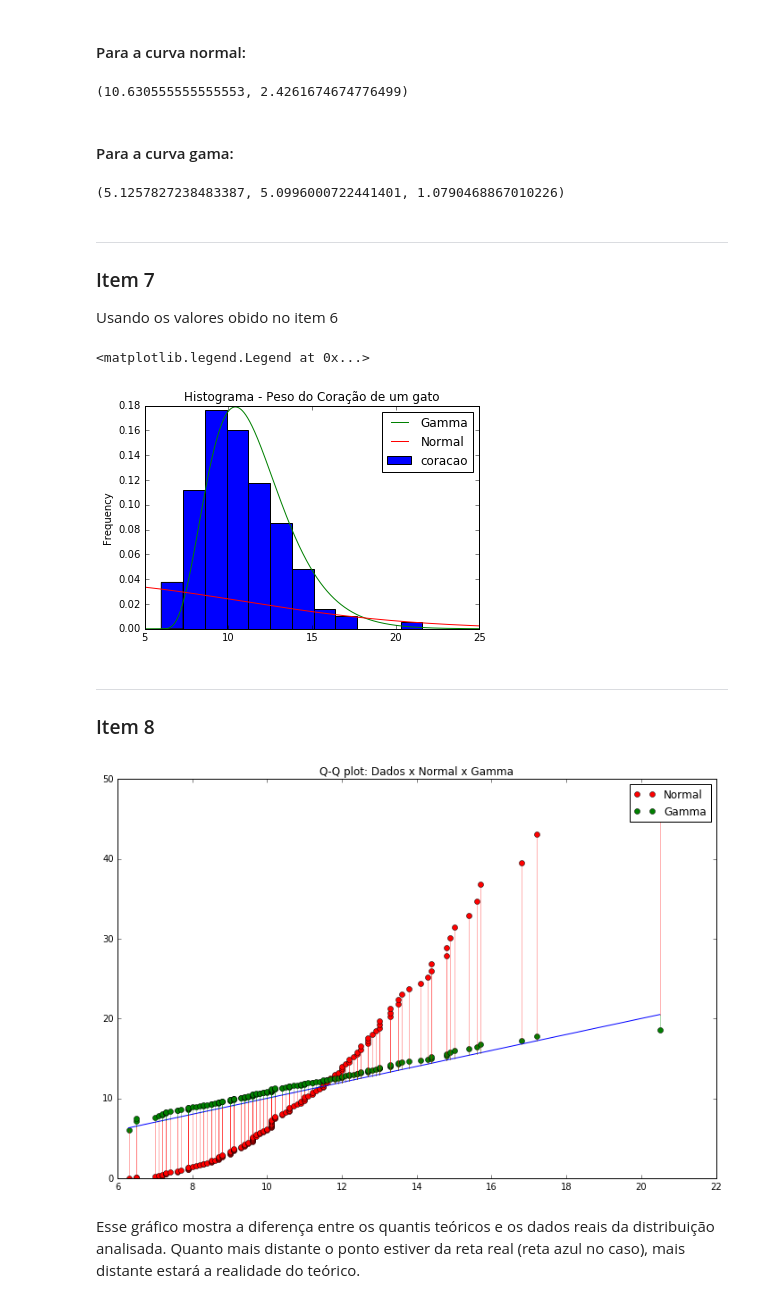
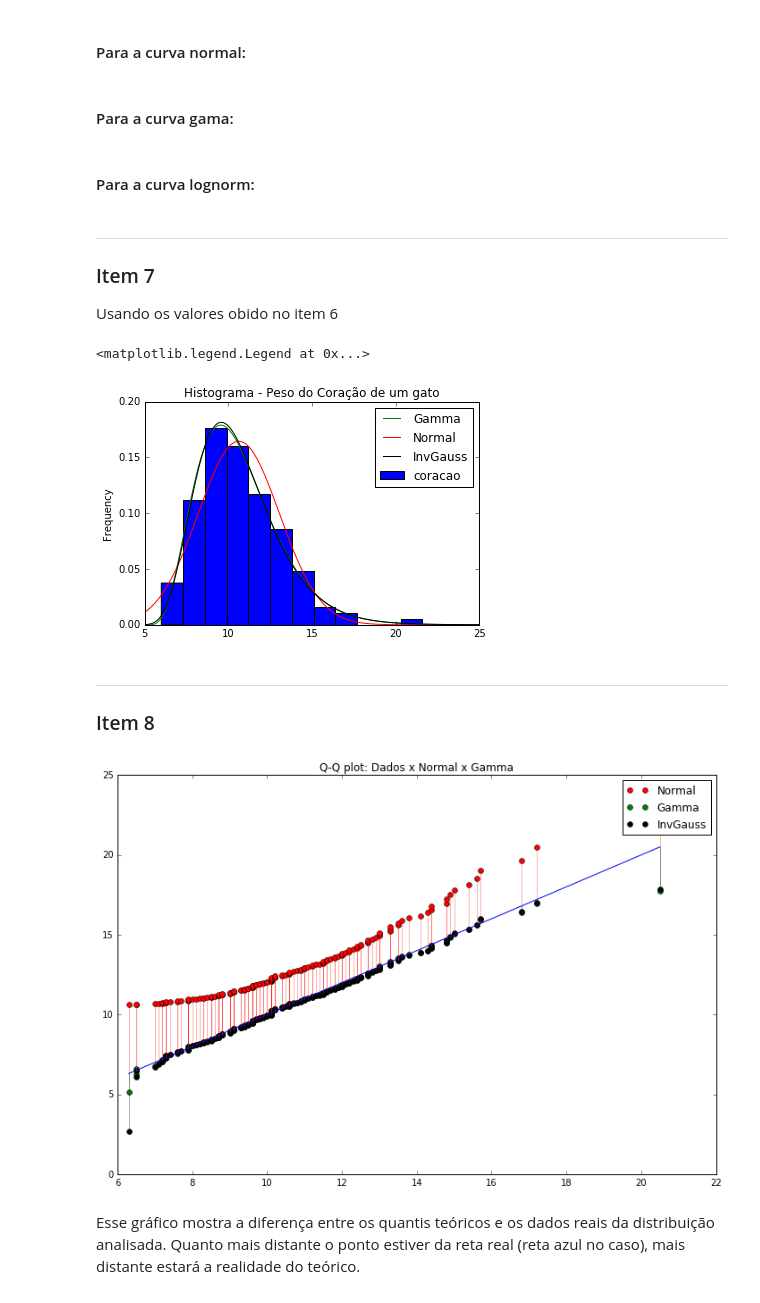
Before and after one commit to decoejz/CD, a Jupyter notebook: MiniProjeto1/mini_projeto_1.ipynb, the cells around one changed output. Cells and saved outputs as stored; diff of their text form; code cells hidden in the pictures.

Commit message:
add imagem

```diff
--- a/MiniProjeto1/mini_projeto_1.ipynb
+++ b/MiniProjeto1/mini_projeto_1.ipynb
@@ -160,16 +156,24 @@ ___
 #### Para a curva normal:
 # %%
 param_normal = stats.norm.fit(pesos)
-param_normal
+
+media = param_normal[0]
+desv_pad = param_normal[1]
-# %% [output]
-(10.630555555555553, 2.4261674674776499)
 # %% [markdown]
 #### Para a curva gama:
 # %%
 param_gama = stats.gamma.fit(pesos)
-param_gama
+
+loc_gama = param_gama[0]
+k_gama = param_gama[1]
+teta_gama = param_gama[2]
-# %% [output]
-(5.1257827238483387, 5.0996000722441401, 1.0790468867010226)
+# %% [markdown]
+#### Para a curva lognorm:
+# %%
+param_gauss = stats.invgauss.fit(pesos)
+mu_gauss = param_gauss[0]
+loc_gauss = param_gauss[1]
+scale_gauss = param_gauss[2]
 # %% [markdown]
 ___
 ### Item 7
@@ -178,53 +182,60 @@ Usando os valores obido no item 6
 # %%
 x = np.linspace(5, 25, 10000)
 
+loc = param_gama[0]
+
 gato.coracao.plot.hist(bins=faixa,title='Histograma - Peso do Coração de um gato',normed=True)
-normal = stats.norm.pdf(x, scale=param_normal[0])
-gamma = stats.gamma.pdf(x, scale=param_gama[2], loc=6, a=param_gama[1])
+normal = stats.norm.pdf(x, scale=desv_pad, loc=media)
+gamma = stats.gamma.pdf(x, scale=teta_gama, loc=loc_gama, a=k_gama)
+gauss = stats.invgauss.pdf(x, scale=scale_gauss, loc=loc_gauss, mu=mu_gauss)
 
 
 plt.plot(x, gamma, '-', color='green', label="Gamma") # Plota a gamma teórica
 plt.plot(x, normal, '-', color='red', label="Normal") # Plota a normal teórica
+plt.plot(x, gauss, '-', color='k', label="InvGauss") # Plota a invgauss teórica
 
 plt.legend()
 # %% [output]
 <matplotlib.legend.Legend at 0x...>
-[figure, old version]
+[figure, new version]
 # %% [markdown]
 ___
 ### Item 8
 # %%
 fra = [] # frequencia relativa acumulada
 for i in range(len(pesos)):
     acc = (i - 0.5) / len(pesos)
     if acc < 0:
         acc = 0
     fra.append(acc)
 
 # Convertemos fra em uma Series do Pandas
 fra = pd.Series(data=fra)
 
 # Gera os valores dos quantis teóricos para as distribuições analisadas
-q_norm = stats.expon.ppf(fra, scale=media) # quantis teóricos da exponencial
-q_gamma = stats.gamma.ppf(fra, scale=param_gama[2], loc=6, a=param_gama[1])
+q_norm = stats.expon.ppf(fra, scale=desv_pad, loc=media) # quantis teóricos da exponencial
+q_gamma = stats.gamma.ppf(fra, scale=teta_gama, loc=loc_gama, a=k_gama)
+q_gauss = stats.invgauss.ppf(fra, mu=mu_gauss,scale=scale_gauss,loc=loc_gauss)
 
 
 fig = plt.figure(figsize=(12,8))
 
 plt.title("Q-Q plot: Dados x Normal x Gamma")
 
 norm_plot, = plt.plot(pesos, q_norm, 'o', color="red", label="Normal")
 gamma_plot, = plt.plot(pesos, q_gamma, 'o', color="green", label = "Gamma")
+gauss_plot, = plt.plot(pesos, q_gauss, 'o', color="black", label = "InvGauss")
 
-plt.legend(handles=[norm_plot, gamma_plot])
+plt.legend(handles=[norm_plot, gamma_plot,gauss_plot])
 plt.plot((min(pesos), max(pesos)), (min(pesos), max(pesos)), '-')
 
 
 for i in range(len(gato.coracao)):
     plt.plot((pesos[i], pesos[i]), (q_norm[i], pesos[i]), '-', color='red', alpha=0.3  )
     plt.plot((pesos[i], pesos[i]), (q_gamma[i], pesos[i]), '-', color='green', alpha=0.3  )
+    plt.plot((pesos[i], pesos[i]), (q_gauss[i], pesos[i]), '-', color='black', alpha=0.3  )
 # %% [output]
-[figure, old version]
+[figure, new version]
 # %% [markdown]
 Esse gráfico mostra a diferença entre os quantis teóricos e os dados reais da distribuição analisada. Quanto mais distante o ponto estiver da reta real (reta azul no caso), mais distante estará a realidade do teórico.
 # %% [markdown]
```
Also changed, not shown: parts of 9 cells of this notebook, 1 other file.
